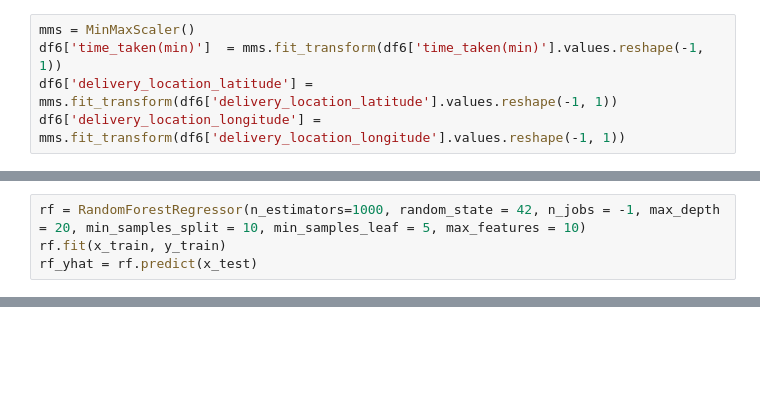
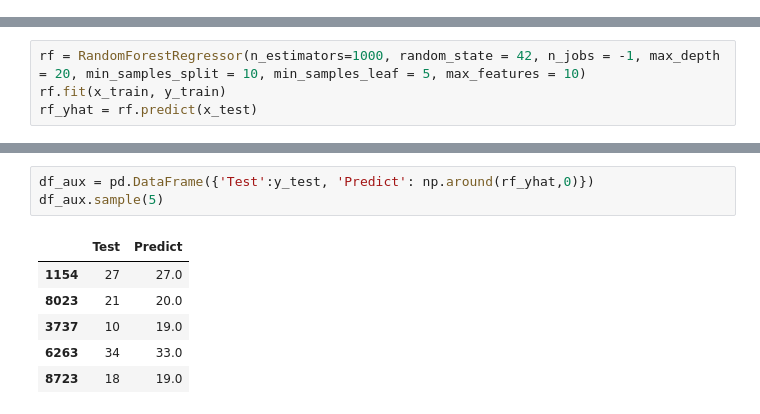
Before and after one commit to erickvieiras/delivery_forecasting, a Jupyter notebook: notebook/delivery.ipynb, the cells around one changed output, grey strips where cells are left out. Cells and saved outputs as stored; diff of their text form; blank space fills up the shorter version.

```diff
--- a/notebook/delivery.ipynb
+++ b/notebook/delivery.ipynb
@@ -913,8 +911,3 @@ MinMaxScaler
-# %%
-mms = MinMaxScaler()
-df6['time_taken(min)']	= mms.fit_transform(df6['time_taken(min)'].values.reshape(-1, 1))
-df6['delivery_location_latitude'] = mms.fit_transform(df6['delivery_location_latitude'].values.reshape(-1, 1))
-df6['delivery_location_longitude'] = mms.fit_transform(df6['delivery_location_longitude'].values.reshape(-1, 1))
 # %% [markdown]
 # 7.0 - FEATURE SELECTION
 # %%
@@ -978,0 +966,10 @@ r2_score(y_test, rf_yhat)
+# %%
+df_aux = pd.DataFrame({'Test':y_test, 'Predict': np.around(rf_yhat,0)})
+df_aux.sample(5)
+# %% [output]
+|  | Test | Predict |
+| 1154 | 27 | 27.0 |
+| 8023 | 21 | 20.0 |
+| 3737 | 10 | 19.0 |
+| 6263 | 34 | 33.0 |
+| 8723 | 18 | 19.0 |
```
Also changed, not shown: parts of 16 cells of this notebook.
